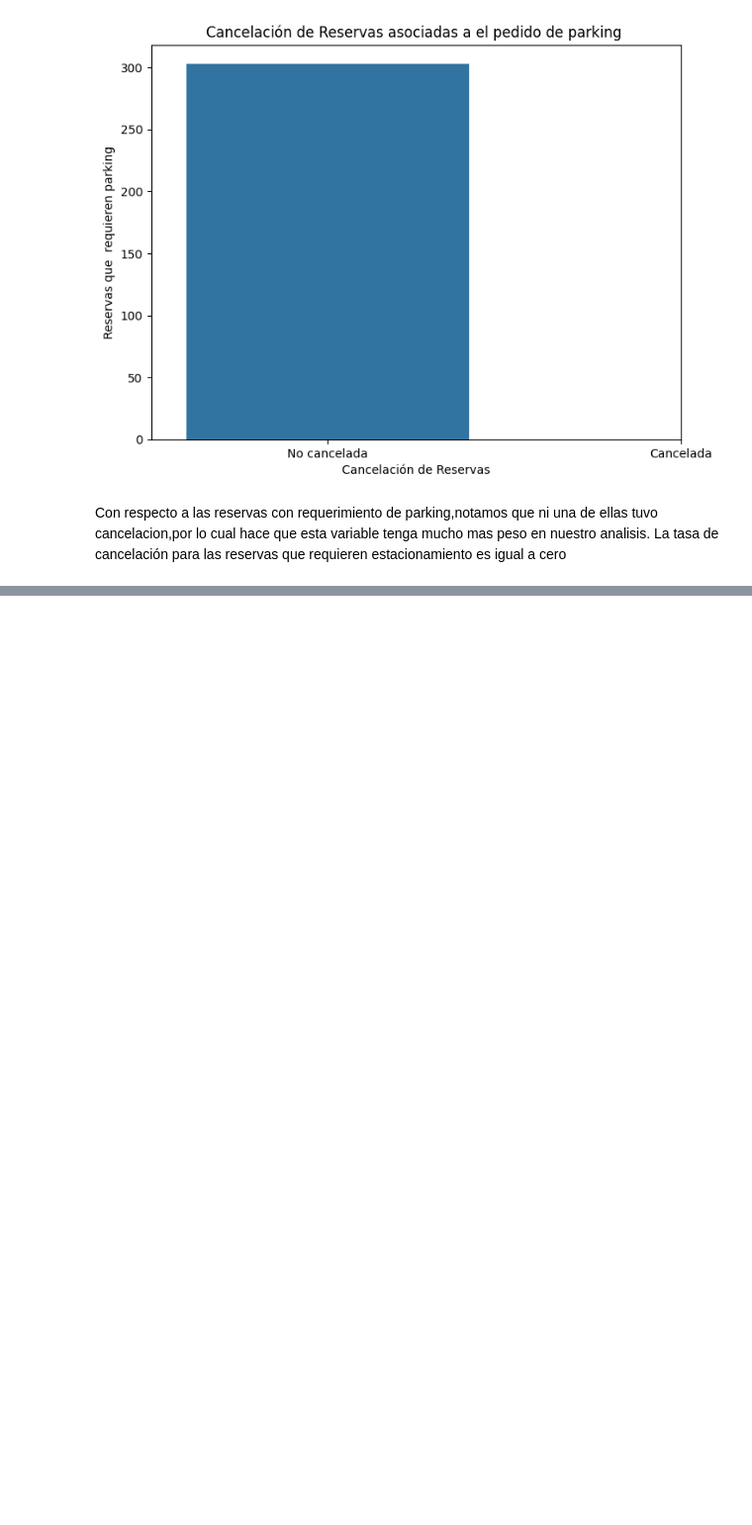
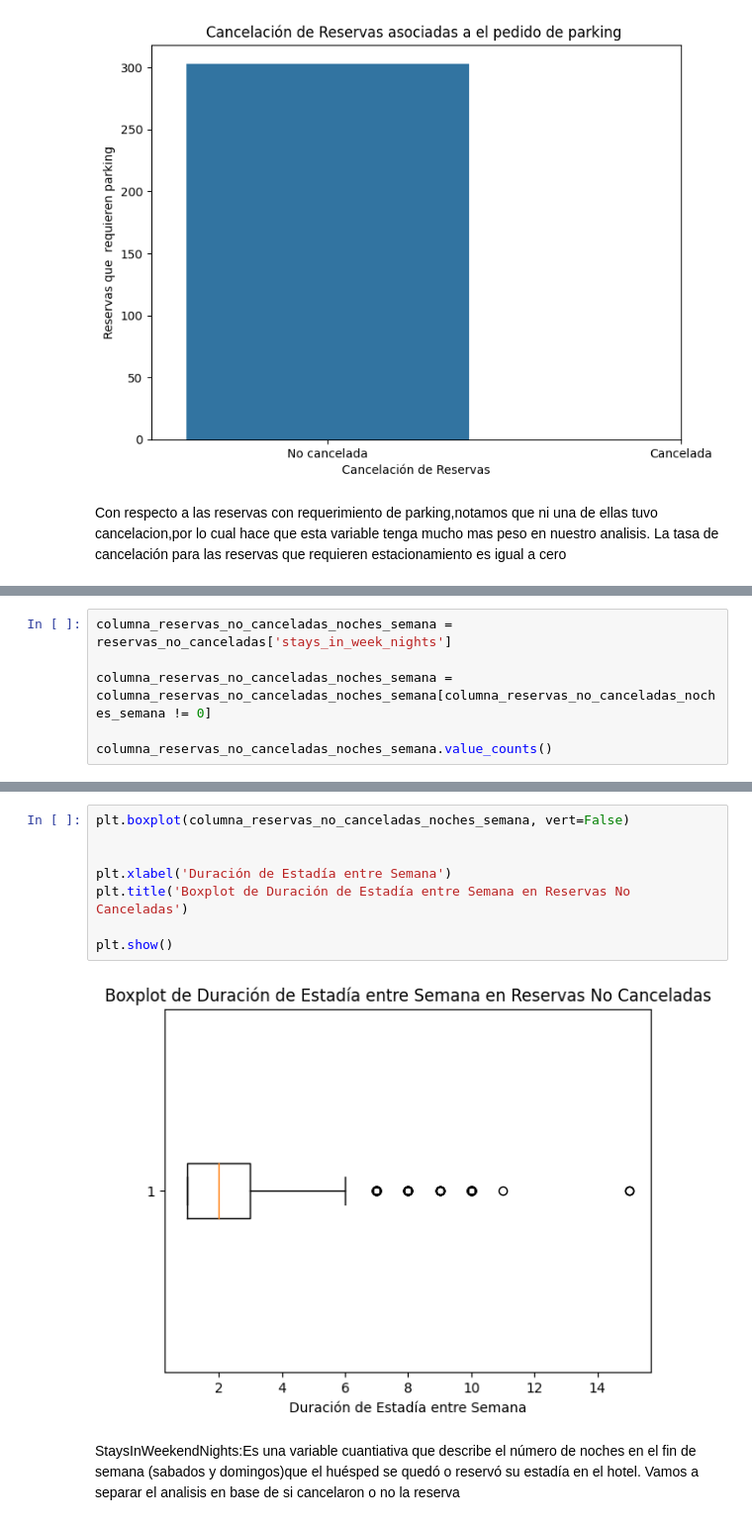
Before and after one commit to juanignaciogiacobbe/7506R-2C2023-GRUPO15, a Jupyter notebook: 7506R_TP1_GRUPO15_CHP1_ENTREGA.ipynb, the cells around one changed output, grey strips where cells are left out. Shown at 99% size. Drawn from its saved outputs; the diff is of its cells as text; blank space fills up the shorter version.

```diff
--- a/7506R_TP1_GRUPO15_CHP1_ENTREGA.ipynb
+++ b/7506R_TP1_GRUPO15_CHP1_ENTREGA.ipynb
@@ -1382,0 +1523,6 @@ La tasa de cancelación para las reservas que requieren estacionamiento es igual
+# %%
+columna_reservas_no_canceladas_noches_semana = reservas_no_canceladas['stays_in_week_nights']
+
+columna_reservas_no_canceladas_noches_semana = columna_reservas_no_canceladas_noches_semana[columna_reservas_no_canceladas_noches_semana != 0]
+
+columna_reservas_no_canceladas_noches_semana.value_counts()
@@ -1382,0 +1565,14 @@ La tasa de cancelación para las reservas que requieren estacionamiento es igual
+# %%
+plt.boxplot(columna_reservas_no_canceladas_noches_semana, vert=False)
+
+
+plt.xlabel('Duración de Estadía entre Semana')
+plt.title('Boxplot de Duración de Estadía entre Semana en Reservas No Canceladas')
+
+plt.show()
+# %% [output]
+[figure, added]
+# %% [markdown]
+StaysInWeekendNights:Es una variable cuantiativa que describe el número de noches en el fin de semana (sabados y domingos)que el huésped se quedó o reservó su estadía
+en el hotel.
+Vamos a separar el analisis en base de si cancelaron o no la reserva
```
Also changed, not shown: parts of 46 cells of this notebook.
